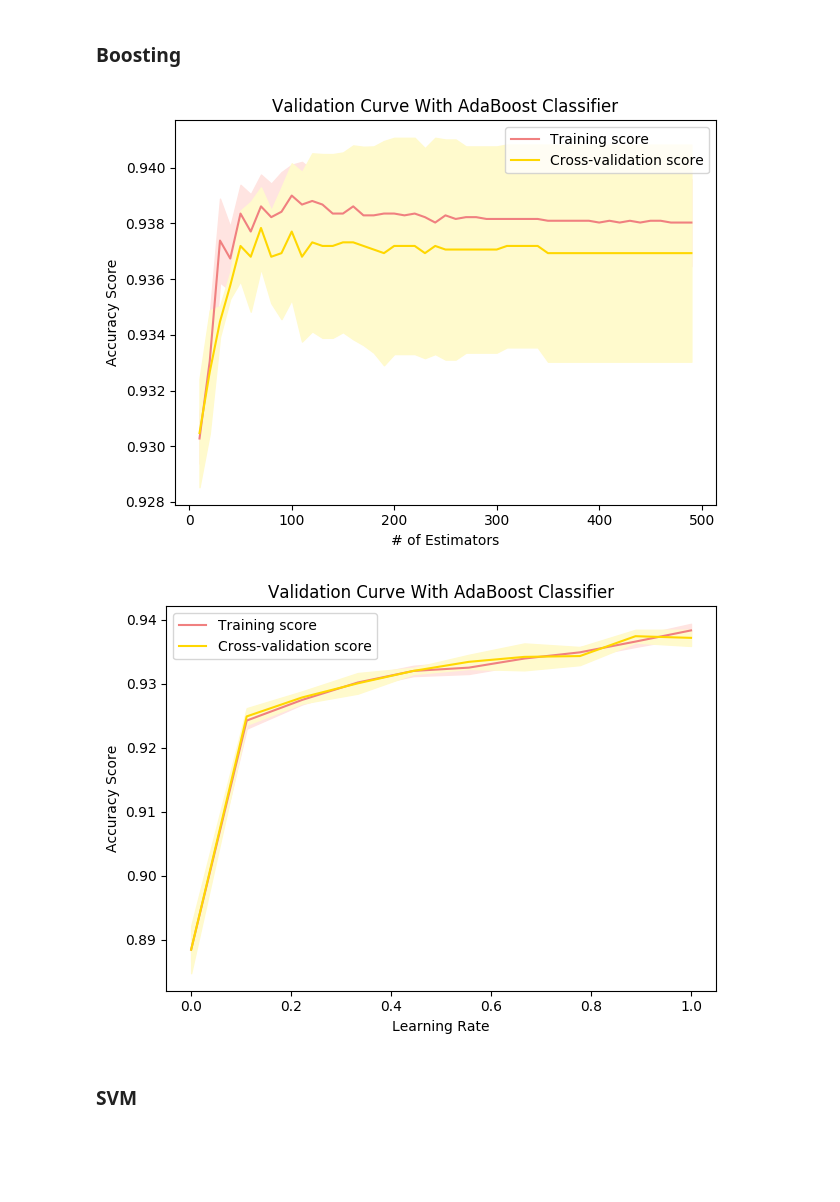
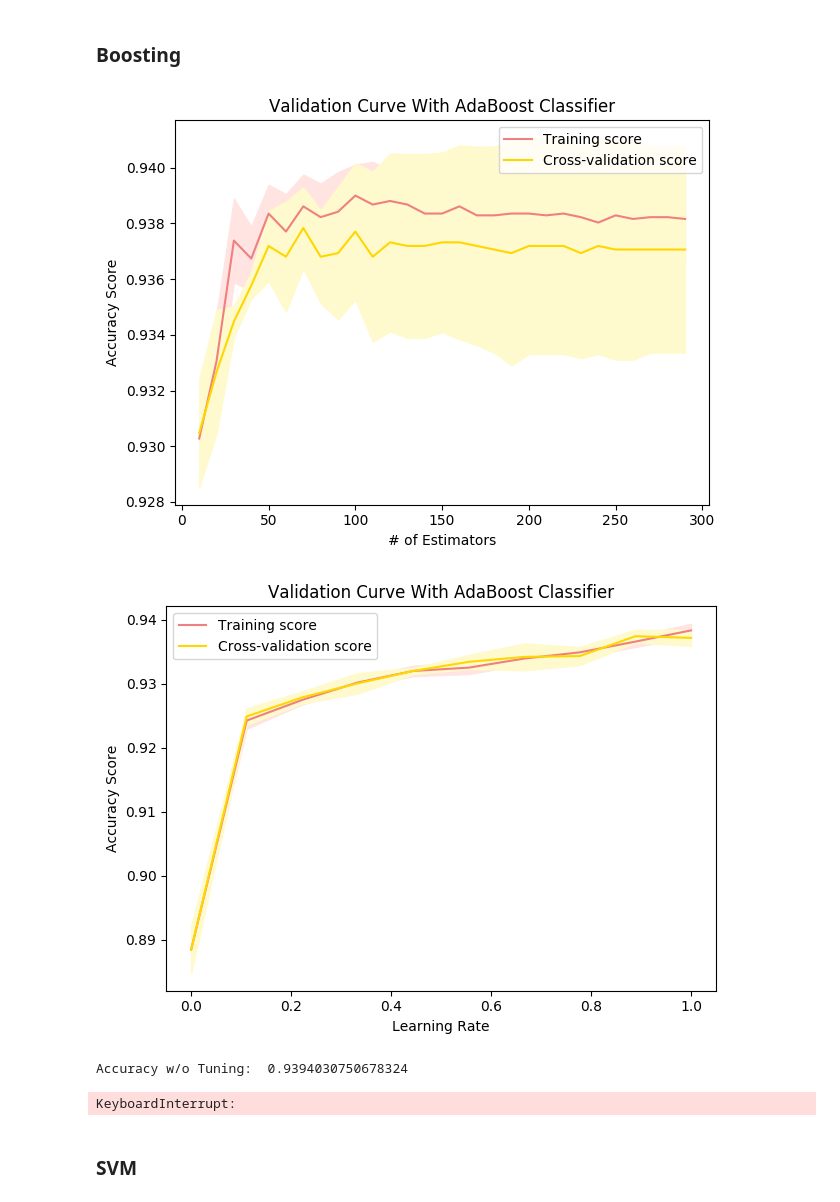
Before and after one commit to aashiamehta/MachineLearning, a Jupyter notebook: Project1/supervised_learning.ipynb, the cells around one changed output. Drawn from its saved outputs; the diff is of its cells as text; code cells hidden in the pictures; blank space fills up the shorter version.

```diff
--- a/Project1/supervised_learning.ipynb
+++ b/Project1/supervised_learning.ipynb
@@ -181,13 +189,37 @@ Accuracy w/ Tuning:  0.964124208622249
 # %%
 # https://scikit-learn.org/stable/modules/generated/sklearn.ensemble.AdaBoostClassifier.html
 phishing_boosting_dt = DecisionTreeClassifier(max_depth=1, random_state=5)
 phishing_boosting = AdaBoostClassifier(phishing_boosting_dt, random_state=5)
 
-create_validation_curve(phishing_boosting, phishing_X_train, phishing_Y_train, "n_estimators", np.arange(10, 500, 10), "AdaBoost Classifier", "# of Estimators")
+create_validation_curve(phishing_boosting, phishing_X_train, phishing_Y_train, "n_estimators", np.arange(10, 300, 10), "AdaBoost Classifier", "# of Estimators")
 create_validation_curve(phishing_boosting, phishing_X_train, phishing_Y_train, "learning_rate", np.linspace(0.001, 1.0, 10), "AdaBoost Classifier", "Learning Rate")
 # %% [output]
-[figure, old version]
+[figure, new version]
 [figure]
+# %%
+phishing_boosting.fit(phishing_X_train, phishing_Y_train)
+phishing_Y_pred = phishing_boosting.predict(phishing_X_test)
+phishing_boosting_accuracy = accuracy_score(phishing_Y_test, phishing_Y_pred)
+print("Accuracy w/o Tuning: ", phishing_boosting_accuracy)
+
+# https://scikit-learn.org/stable/modules/generated/sklearn.model_selection.GridSearchCV.html
+param_grid = {"n_estimators": np.arange(10, 300, 5), "learning_rate": np.linspace(0.001, 1.0, 10)}
+phishing_boosting_tuned = GridSearchCV(phishing_boosting, param_grid, scoring='accuracy', cv=3)
+phishing_boosting_tuned.fit(phishing_X_train, phishing_Y_train)
+best_params = phishing_boosting_tuned.best_params_
+best_estimator = phishing_boosting_tuned.best_estimator_
+print("Best Params: ", best_params, best_estimator)
+
+final_phishing_boosting = best_estimator
+final_phishing_boosting.fit(phishing_X_train, phishing_Y_train)
+phishing_Y_pred = final_phishing_boosting.predict(phishing_X_test)
+final_phishing_boosting_accuracy = accuracy_score(phishing_Y_test, phishing_Y_pred)
+print("Accuracy w/ Tuning: ", final_phishing_boosting_accuracy)
+
+create_learning_curve(final_phishing_boosting, phishing_X_train, phishing_Y_train, "AdaBoost Classifier")
+# %% [output]
+Accuracy w/o Tuning:  0.9394030750678324
+KeyboardInterrupt:
 # %% [markdown]
 ### SVM
 # %%
```
Also changed, not shown: parts of 11 cells of this notebook.
